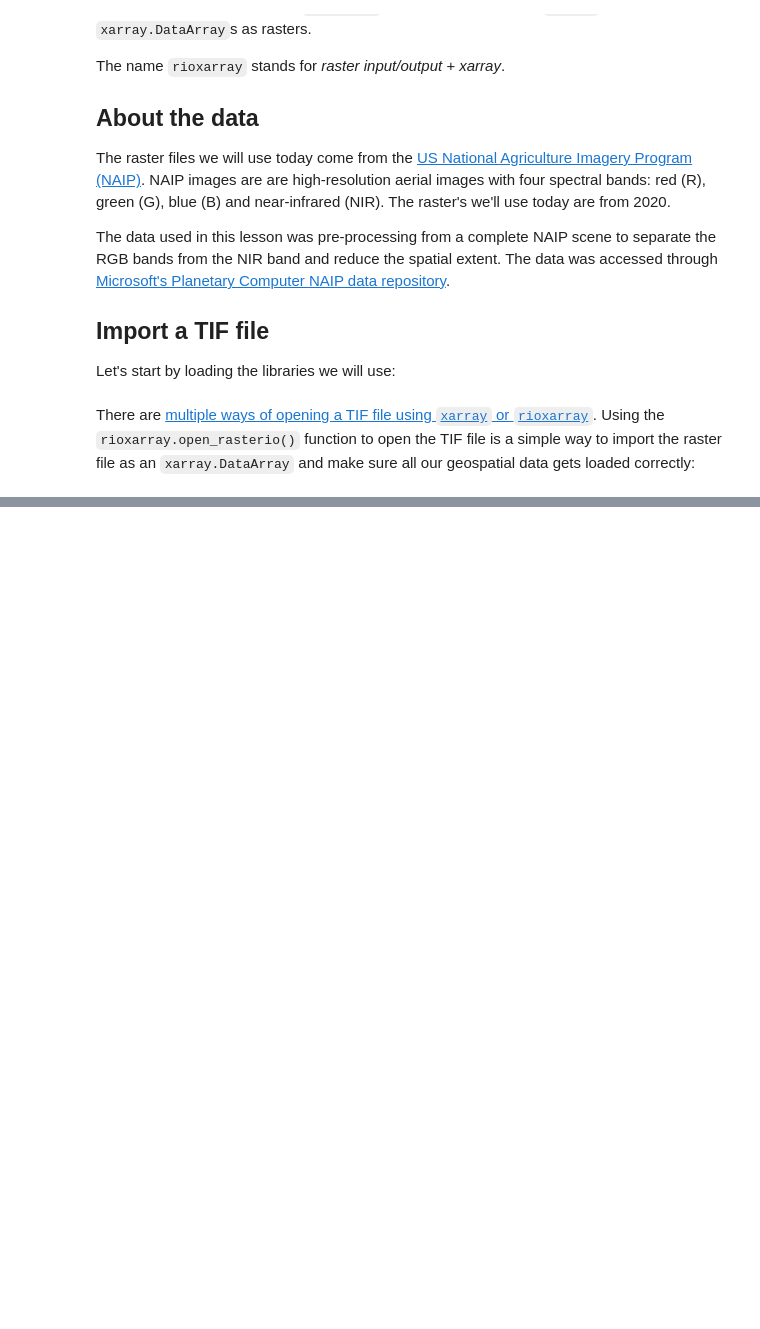
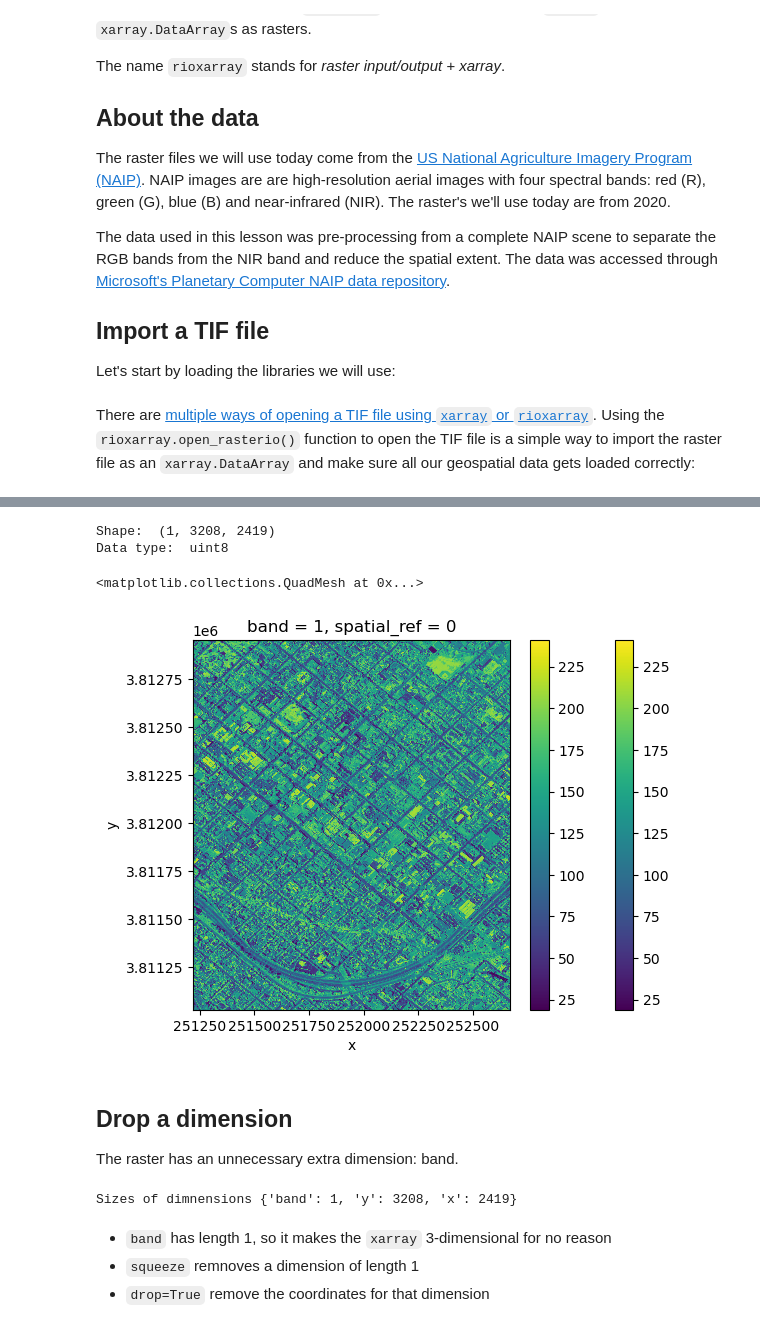
Before and after one commit to sarah-busby/eds220-in-class, a Jupyter notebook: week-8-rioxarray-STUDENTS.ipynb, the cells around one changed output, grey strips where cells are left out. Saved outputs shown, nothing was run; the diff lists cells and outputs as text; code cells hidden in the pictures; blank space fills up the shorter version.

```diff
--- a/week-8-rioxarray-STUDENTS.ipynb
+++ b/week-8-rioxarray-STUDENTS.ipynb
@@ -21,8 +27,6 @@ There are [multiple ways of opening a TIF file using `xarray` or `rioxarray`](ht
 Using the `rioxarray.open_rasterio()` function to open the TIF file is a simple way to import the raster file as an `xarray.DataArray` and make sure all our geospatial data gets loaded correctly:
 # %%
 # Import NIR TIF file
-root = os.path.join('/',
-                  'courses',
-                  'EDS220',
-                  'data',
-                  'rioxarray_lesson_data')
+fp = os.path.join('data', 'NAIP_SB', 'NAIP_SB_nir.tif')
+nir = rioxr.open_rasterio(fp)
+nir
@@ -28,0 +45,24 @@ root = os.path.join('/',
+# %%
+# Access atributes directly
+print('Shape: ', nir.shape)
+print('Data type: ', nir.dtype)
+# %% [output]
+Shape:  (1, 3208, 2419)
+Data type:  uint8
+# %%
+nir.plot();
+# %% [output]
+<matplotlib.collections.QuadMesh at 0x...>
+[figure, added]
+# %% [markdown]
+## Drop a dimension
+
+The raster has an unnecessary extra dimension: band.
+# %%
+print('Sizes of dimnensions', dict(nir.sizes))
+# %% [output]
+Sizes of dimnensions {'band': 1, 'y': 3208, 'x': 2419}
+# %% [markdown]
+- `band` has length 1, so it makes the `xarray` 3-dimensional for no reason
+- `squeeze` remnoves a dimension of length 1
+- `drop=True` remove the coordinates for that dimension
```
Also changed, not shown: parts of 22 cells of this notebook.
